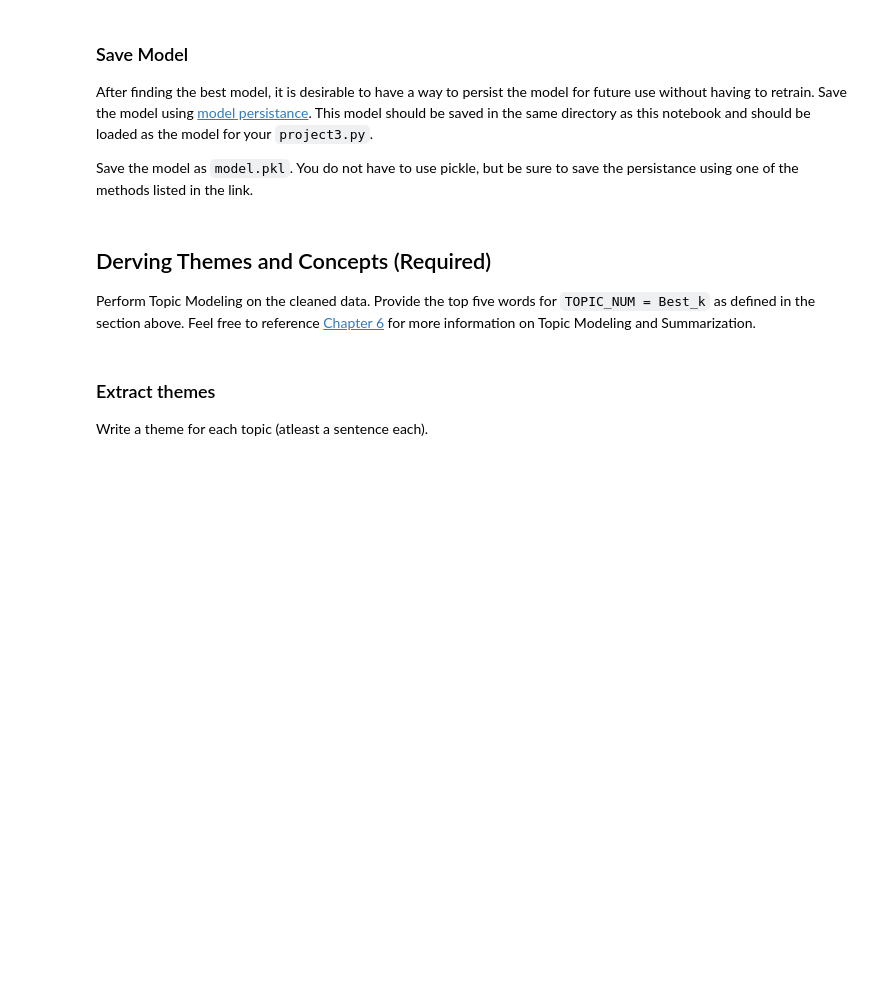
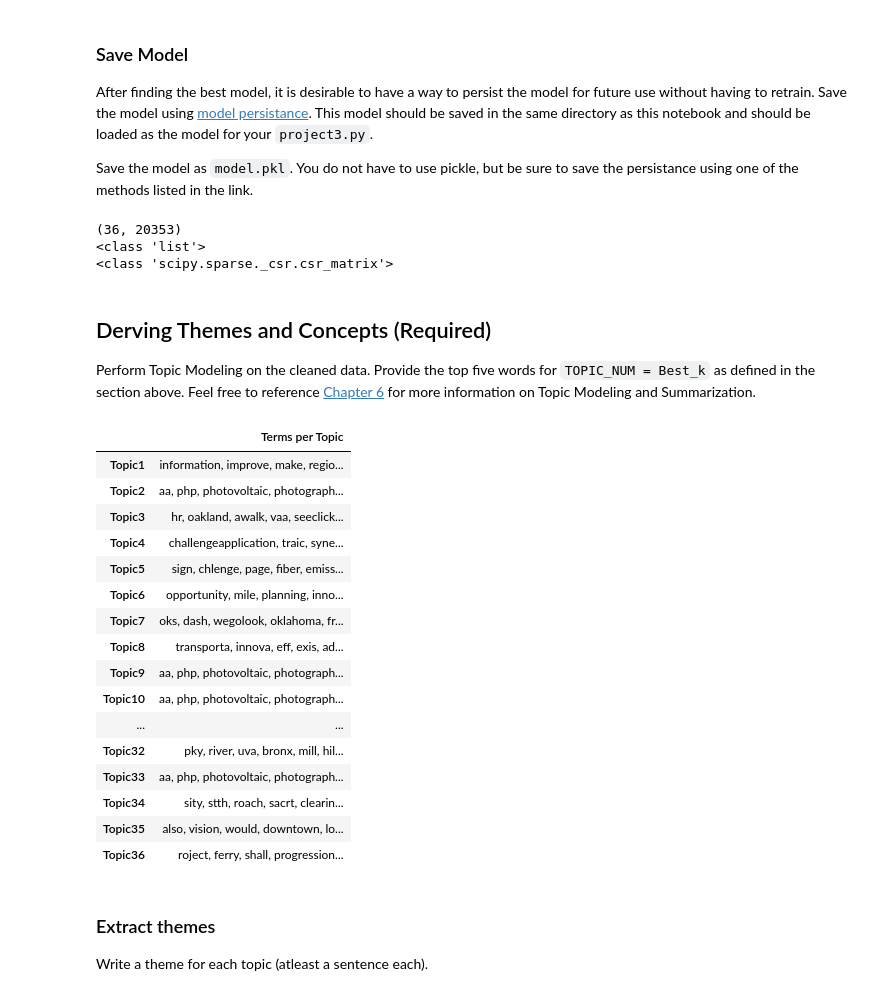
Before and after one commit to fazilraja/smart-city-slicker, a Jupyter notebook: project3.ipynb, the cells around one changed output. Saved outputs shown, nothing was run; the diff lists cells and outputs as text; code cells hidden in the pictures; blank space fills up the shorter version.

```diff
--- a/project3.ipynb
+++ b/project3.ipynb
@@ -310,15 +318,5 @@ def normalize_corpus(corpus, html_stripping=True, contraction_expansion=True,
 # %% [markdown]
 #### Add the cleaned text to the structure you created.
 # %%
-directory = 'smartcity'
-filenames = []
-
-# create a list of file names
-for filename in os.listdir(directory):
-    if filename.endswith(".pdf"):
-        filenames.append(filename)
-
-# go through each filename in dictionary and normalize the text
-for filename in filenames:
-    files_data[filename] = normalize_corpus(files_data[filename])
+files_normalized_data = normalize_corpus(files_data)
 # %% [output]
@@ -377,3 +441,17 @@ Provide the code used to generate the optimal k and provide justification for yo
 # %% [markdown]
 ### Add Cluster ID to output file
 In your data structure, add the cluster id for each smart city respectively. Show the to append the clusterid code below.
+# %%
+text_data = list(files_normalized_data.values())
+text_vectors = tfidf_vectorizer.fit_transform(text_data)
+
+k  = 36
+kmeans = KMeans(n_clusters=k, random_state=0).fit(text_vectors)
+
+cluster_ids = kmeans.predict(text_vectors)
+files_cluster_data = files_normalized_data.copy()
+
+for i, city in enumerate(files_normalized_data.keys()):
+    files_cluster_data[city] = cluster_ids[i]
+
+print(files_cluster_data)
@@ -383,10 +463,59 @@ In your data structure, add the cluster id for each smart city respectively. Sho
 After finding the best model, it is desirable to have a way to persist the model for future use without having to retrain. Save the model using [model persistance](https://scikit-learn.org/stable/model_persistence.html). This model should be saved in the same directory as this notebook and should be loaded as the model for your `project3.py`.
 
 Save the model as `model.pkl`. You do not have to use pickle, but be sure to save the persistance using one of the methods listed in the link.
+# %%
+from joblib import dump, load
+dump(kmeans, 'model.pkl')
+
+pred = kmeans.predict(text_vectors[0])
+print(kmeans.cluster_centers_.shape)
+print(type(text_data))
+print(type(text_vectors[0]))
+# %% [output]
+(36, 20353)
+<class 'list'>
+<class 'scipy.sparse._csr.csr_matrix'>
 # %% [markdown]
 ## Derving Themes and Concepts (Required)
 
 Perform Topic Modeling on the cleaned data. Provide the top five words for `TOPIC_NUM = Best_k` as defined in the section above. Feel free to reference [Chapter 6](https://github.com/dipanjanS/text-analytics-with-python/tree/master/New-Second-Edition/Ch06%20-%20Text%20Summarization%20and%20Topic%20Models) for more information on Topic Modeling and Summarization.
+# %%
+from sklearn.decomposition import LatentDirichletAllocation
+import numpy as np
+
+TOTAL_TOPICS = 36
+
+lda_model = LatentDirichletAllocation(n_components=TOTAL_TOPICS, random_state=0)
+
+doc = lda_model.fit(text_vectors)
+
+topic_word = lda_model.components_
+
+vocab = np.array(tfidf_vectorizer.get_feature_names_out())
+
+topic_key_terms_idxs = np.argsort(-np.absolute(topic_word), axis=1)[:, :36]
+topic_keyterms = vocab[topic_key_terms_idxs]
+topics = [', '.join(topic) for topic in topic_keyterms]
+topics_df = pd.DataFrame(topics, columns = ['Terms per Topic'], index=['Topic'+str(t) for t in range(1, TOTAL_TOPICS+1)])
+topics_df
+# %% [output]
+|  | Terms per Topic |
+| Topic1 | information, improve, make, regio... |
+| Topic2 | aa, php, photovoltaic, photograph... |
+| Topic3 | hr, oakland, awalk, vaa, seeclick... |
+| Topic4 | challengeapplication, traic, syne... |
+| Topic5 | sign, chlenge, page, fiber, emiss... |
+| Topic6 | opportunity, mile, planning, inno... |
+| Topic7 | oks, dash, wegolook, oklahoma, fr... |
+| Topic8 | transporta, innova, eff, exis, ad... |
+| Topic9 | aa, php, photovoltaic, photograph... |
+| Topic10 | aa, php, photovoltaic, photograph... |
+| ... | ... |
+| Topic32 | pky, river, uva, bronx, mill, hil... |
+| Topic33 | aa, php, photovoltaic, photograph... |
+| Topic34 | sity, stth, roach, sacrt, clearin... |
+| Topic35 | also, vision, would, downtown, lo... |
+| Topic36 | roject, ferry, shall, progression... |
 # %% [markdown]
 ### Extract themes
 Write a theme for each topic (atleast a sentence each).
```
Also changed, not shown: parts of 17 cells of this notebook, 8 other files.
